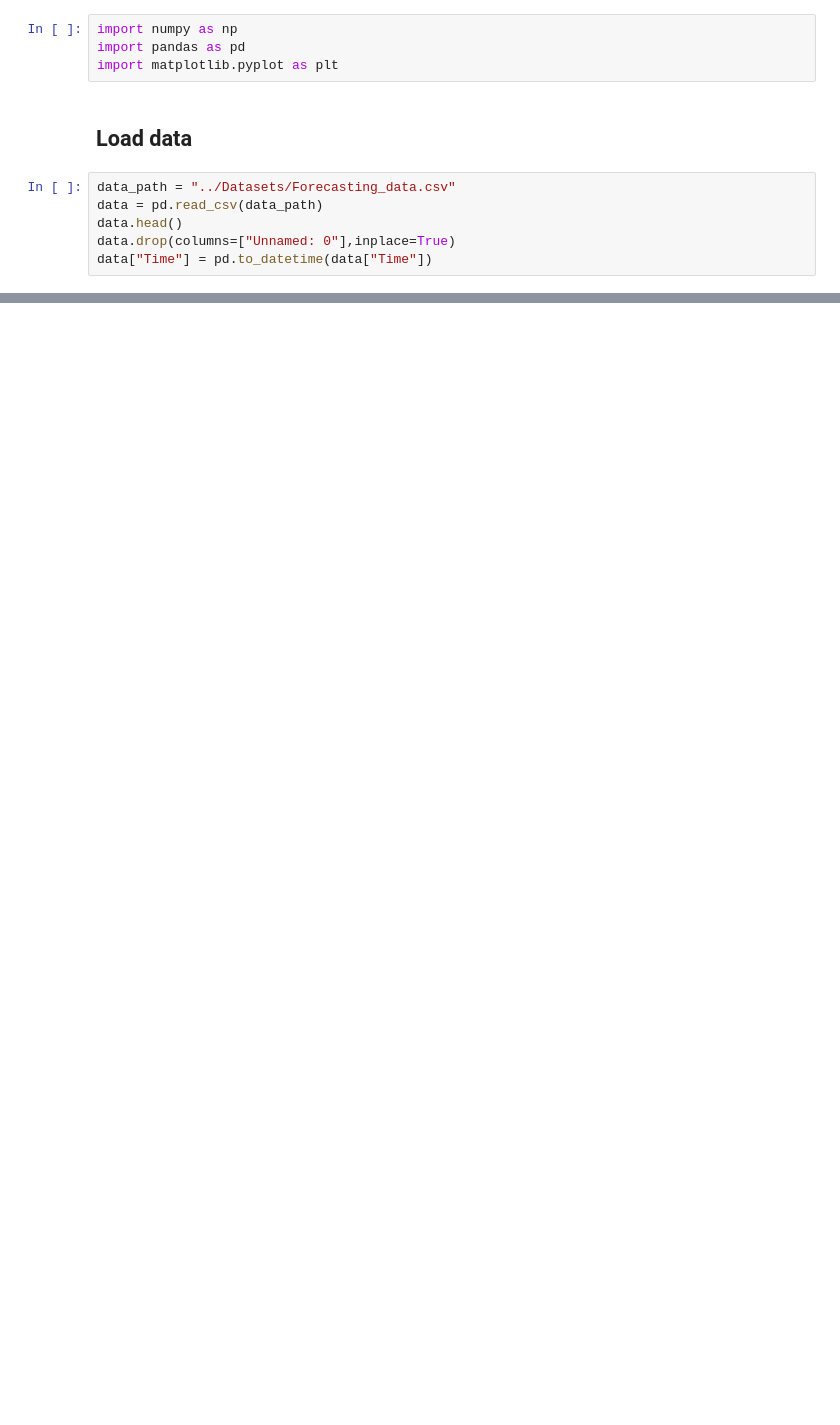
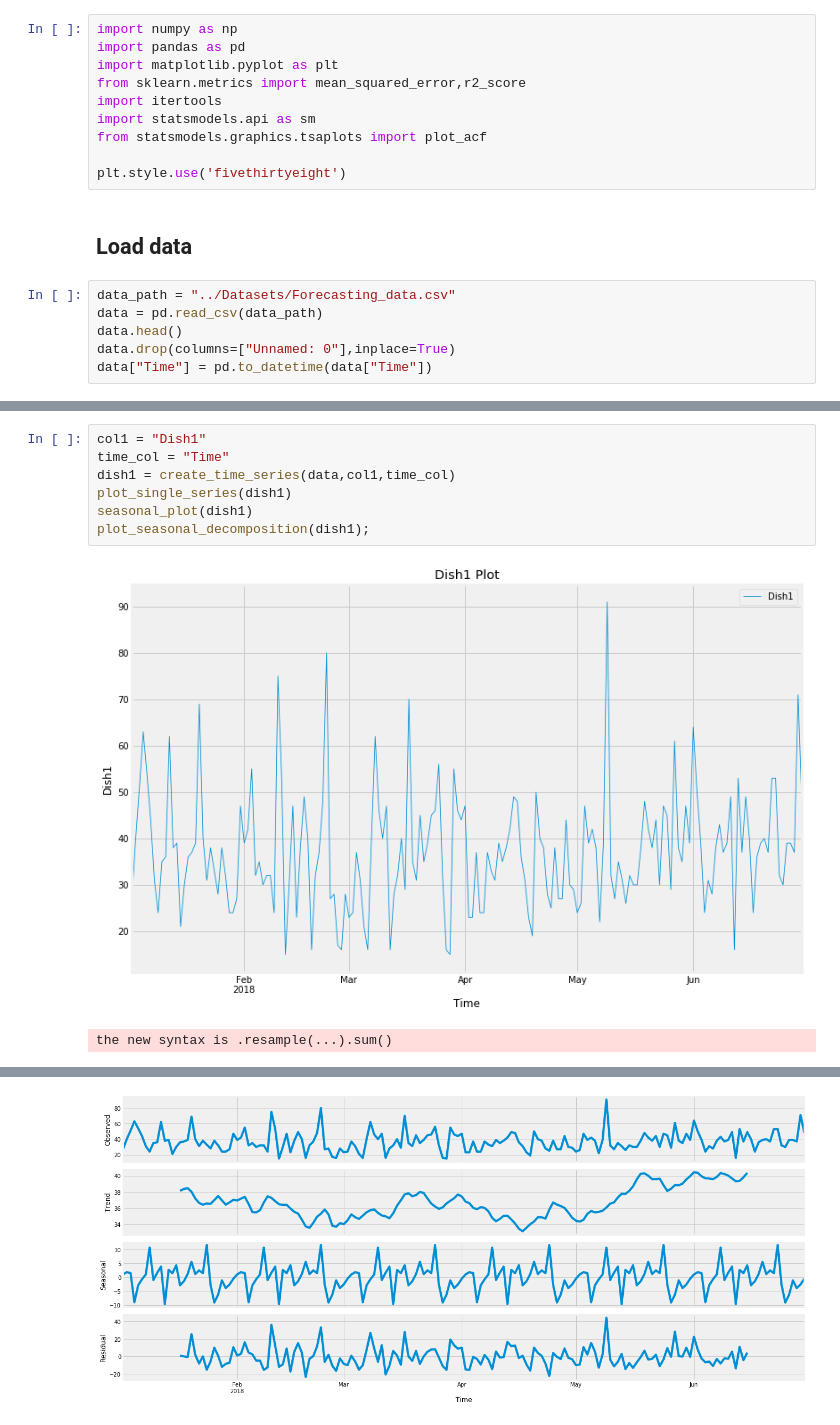
Before and after one commit to taguhiM/ZIL_ML, a Jupyter notebook: Supervised/Practice/Time_Series_Forecasting.ipynb, the cells around one changed output, grey strips where cells are left out. Cells and saved outputs as stored; diff of their text form; blank space fills up the shorter version.

Commit message:
Add time series forecasting practice

```diff
--- a/Supervised/Practice/Time_Series_Forecasting.ipynb
+++ b/Supervised/Practice/Time_Series_Forecasting.ipynb
@@ -4,6 +4,12 @@
 import numpy as np
 import pandas as pd
 import matplotlib.pyplot as plt
+from sklearn.metrics import mean_squared_error,r2_score
+import itertools
+import statsmodels.api as sm
+from statsmodels.graphics.tsaplots import plot_acf
+
+plt.style.use('fivethirtyeight')
 # %% [markdown]
 ## Load data
 # %%
@@ -45,0 +91,10 @@ dish1
+# %%
+col1 = "Dish1"
+time_col = "Time"
+dish1 = create_time_series(data,col1,time_col)
+plot_single_series(dish1)
+seasonal_plot(dish1)
+plot_seasonal_decomposition(dish1);
+# %% [output]
+[figure, added]
+the new syntax is .resample(...).sum()
@@ -45,0 +102 @@ dish1
+[figure, added]
```
Also changed, not shown: parts of 68 cells of this notebook, 1 other file.
